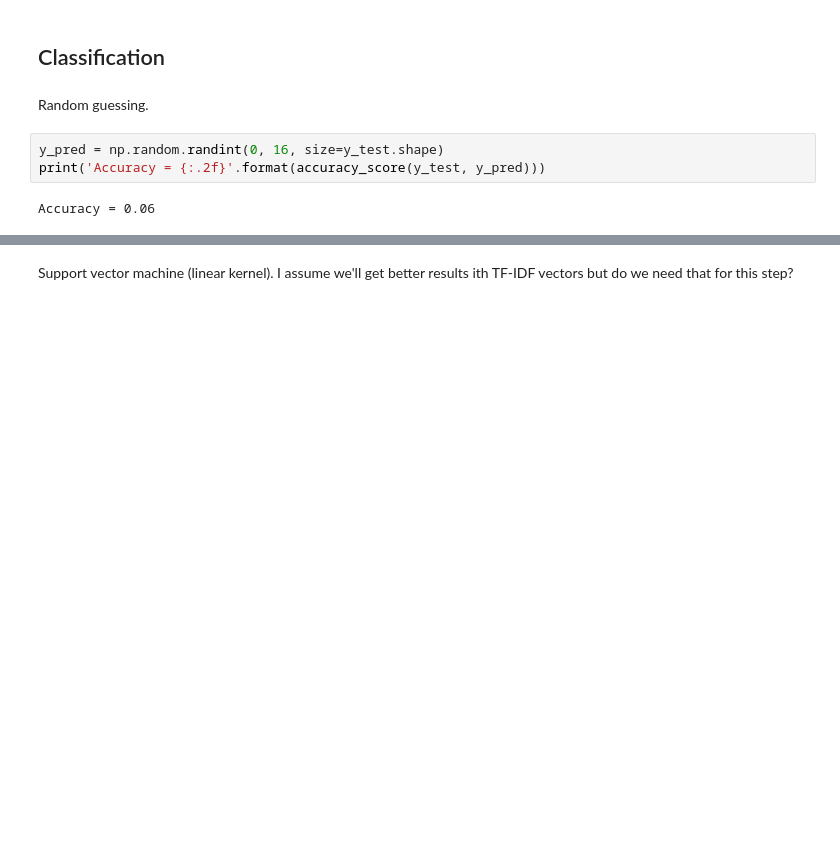
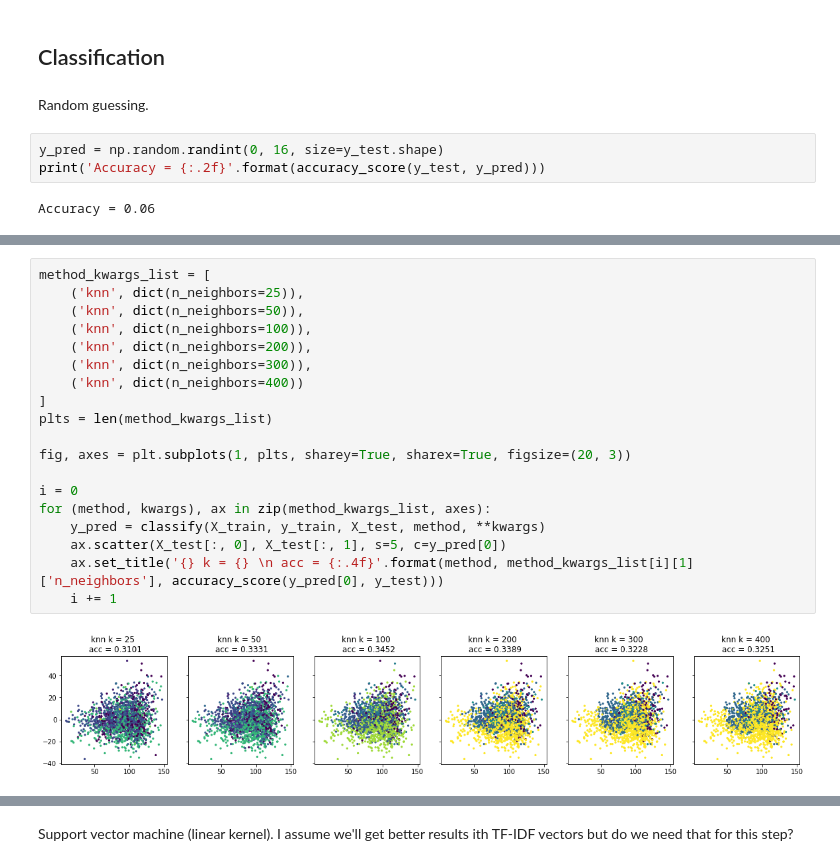
Before and after one commit to COSC522-Project/playground, a Jupyter notebook: final_project.ipynb, the cells around one changed output, grey strips where cells are left out. Cells and saved outputs as stored; diff of their text form; blank space fills up the shorter version.

```diff
--- a/final_project.ipynb
+++ b/final_project.ipynb
@@ -218,0 +207,21 @@ The learning process takes 5.604804992675781 seconds.
+# %%
+method_kwargs_list = [
+    ('knn', dict(n_neighbors=25)),
+    ('knn', dict(n_neighbors=50)),
+    ('knn', dict(n_neighbors=100)),
+    ('knn', dict(n_neighbors=200)),
+    ('knn', dict(n_neighbors=300)),
+    ('knn', dict(n_neighbors=400))
+]
+plts = len(method_kwargs_list)
+
+fig, axes = plt.subplots(1, plts, sharey=True, sharex=True, figsize=(20, 3))
+
+i = 0
+for (method, kwargs), ax in zip(method_kwargs_list, axes):
+    y_pred = classify(X_train, y_train, X_test, method, **kwargs)
+    ax.scatter(X_test[:, 0], X_test[:, 1], s=5, c=y_pred[0])
+    ax.set_title('{} k = {} \n acc = {:.4f}'.format(method, method_kwargs_list[i][1]['n_neighbors'], accuracy_score(y_pred[0], y_test)))
+    i += 1
+# %% [output]
+[figure, added]
```
Also changed, not shown: parts of 11 cells of this notebook.
